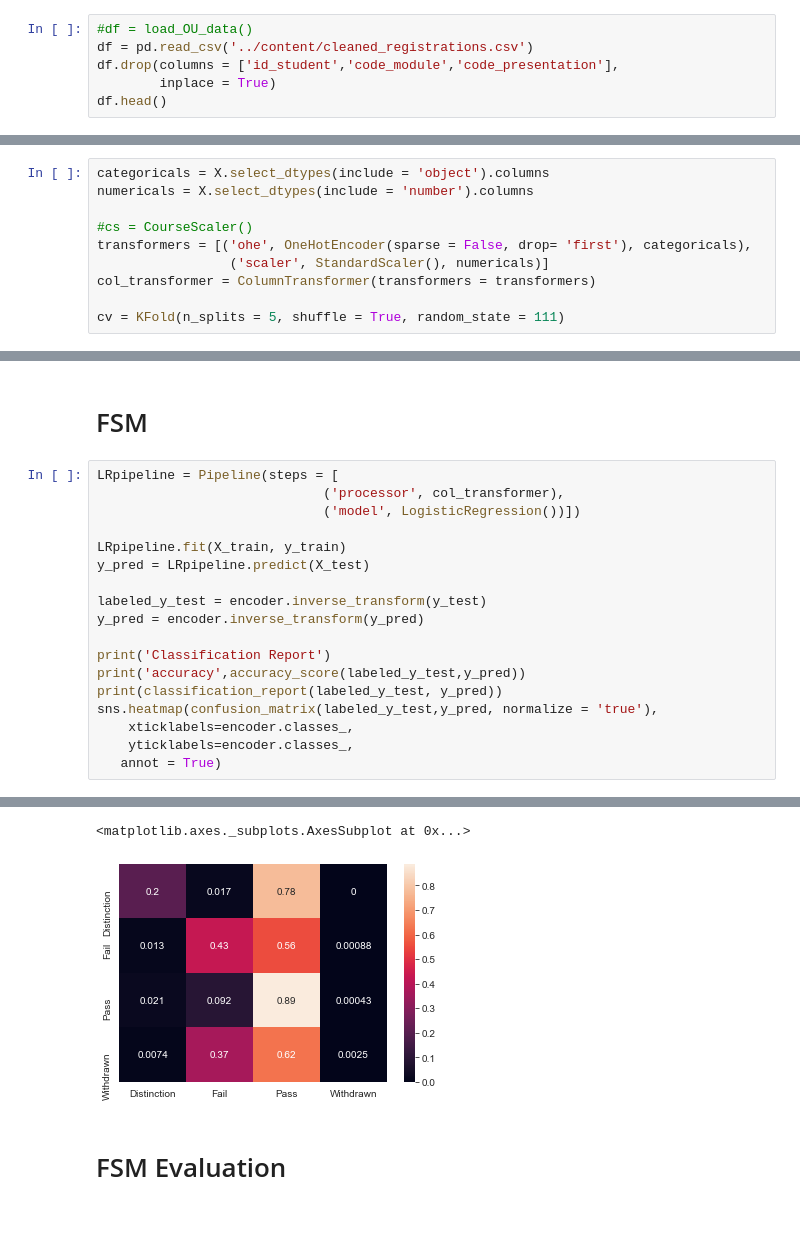
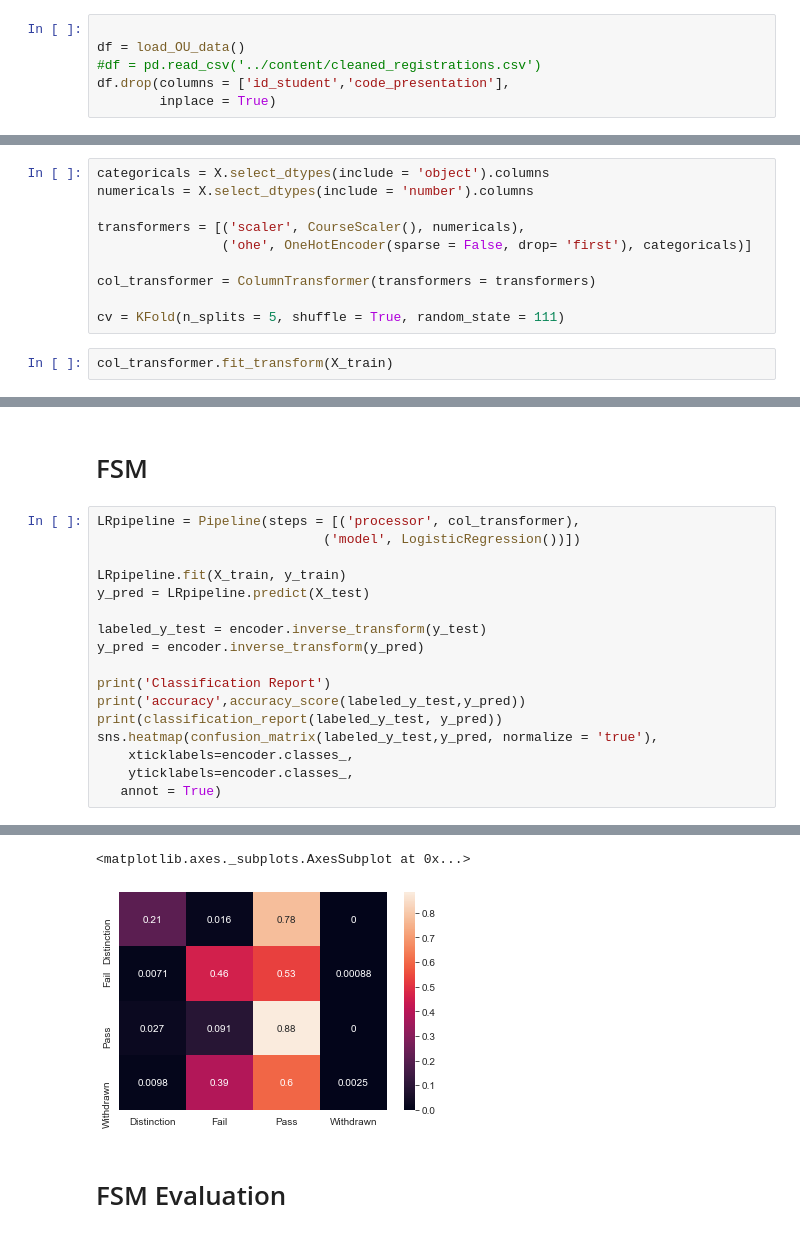
Before and after one commit to Caellwyn/ou_student_predictions, a Jupyter notebook: notebooks/FSM.ipynb, the cells around one changed output, grey strips where cells are left out. Drawn from its saved outputs; the diff is of its cells as text.

Commit message:
upgrade class CourseScaler to better work in pipelines

```diff
--- a/notebooks/FSM.ipynb
+++ b/notebooks/FSM.ipynb
@@ -37,8 +37,8 @@ pd.set_option('display.max_columns',None)
 # %% [markdown]
 ## Drop the irrelevant columns,
 # %%
-#df = load_OU_data()
-df = pd.read_csv('../content/cleaned_registrations.csv')
-df.drop(columns = ['id_student','code_module','code_presentation'],
+
+df = load_OU_data()
+#df = pd.read_csv('../content/cleaned_registrations.csv')
+df.drop(columns = ['id_student','code_presentation'],
         inplace = True)
-df.head()
@@ -69,9 +115,11 @@ Name: final_result, dtype: int64
 categoricals = X.select_dtypes(include = 'object').columns
 numericals = X.select_dtypes(include = 'number').columns
 
-#cs = CourseScaler()
-transformers = [('ohe', OneHotEncoder(sparse = False, drop= 'first'), categoricals),
-                 ('scaler', StandardScaler(), numericals)]
+transformers = [('scaler', CourseScaler(), numericals),
+                ('ohe', OneHotEncoder(sparse = False, drop= 'first'), categoricals)]
+
 col_transformer = ColumnTransformer(transformers = transformers)
 
 cv = KFold(n_splits = 5, shuffle = True, random_state = 111)
+# %%
+col_transformer.fit_transform(X_train)
@@ -78,8 +140,7 @@ cv = KFold(n_splits = 5, shuffle = True, random_state = 111)
 # %% [markdown]
 # FSM
 # %%
-LRpipeline = Pipeline(steps = [
-                             ('processor', col_transformer),
+LRpipeline = Pipeline(steps = [('processor', col_transformer),
                              ('model', LogisticRegression())])
 
 LRpipeline.fit(X_train, y_train)
@@ -111,5 +172,5 @@ weighted avg       0.58      0.60      0.54      4444
 <matplotlib.axes._subplots.AxesSubplot at 0x...>
-[figure, old version]
+[figure, new version]
 # %% [markdown]
 # FSM Evaluation
 # %% [markdown]
```
Also changed, not shown: parts of 9 cells of this notebook, 3 other files.
